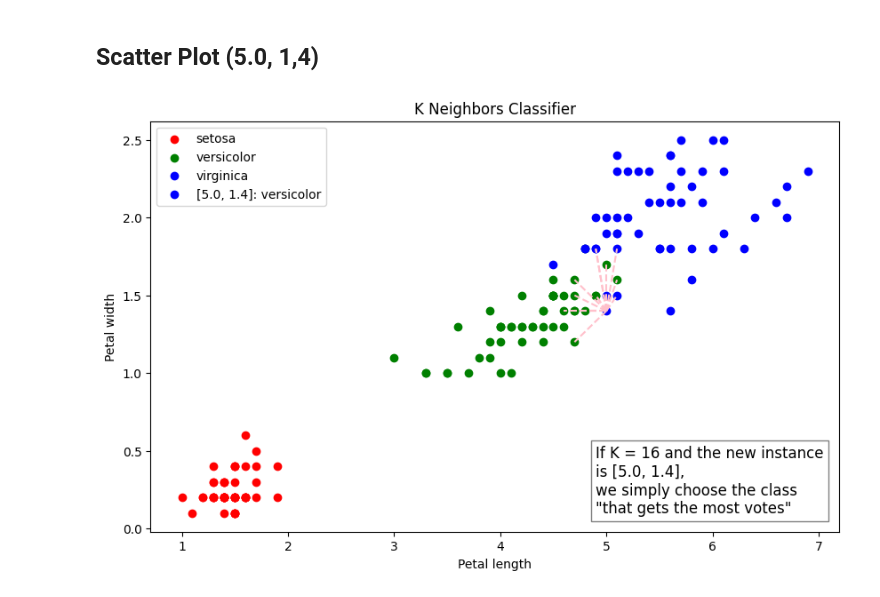
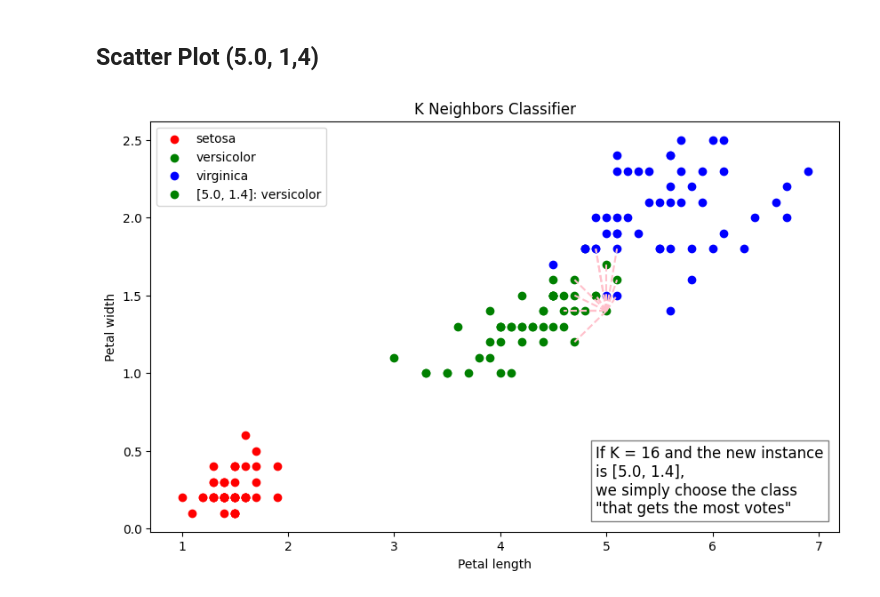
Before and after one commit to egargo/study, a Jupyter notebook: ml/knn.ipynb, the cells around one changed output. Cells and saved outputs as stored; diff of their text form; code cells hidden in the pictures.

```diff
--- a/ml/knn.ipynb
+++ b/ml/knn.ipynb
@@ -84,27 +82,27 @@ indices = pd.DataFrame(np.sort(np.argsort(distances, axis=1)[:K]))
 # %%
 import matplotlib.pyplot as plt
 from matplotlib.collections import LineCollection
 
 subspecies = iris.species.unique()
 colours = ['red', 'green', 'blue']
 class_colours ={subspecies[i]:colours[i] for i in range(3)}
 
 pred_class = knn.predict([new_instance])[0]
 pred_class_color = class_colours.get(pred_class)
 
 plt.figure(figsize=(10, 6))
 
 [plt.scatter(X[iris.species == subspecies[i]]['petal_length'], X[iris.species == subspecies[i]]['petal_width'], c=colours[i], label=subspecies[i]) for i in range(len(subspecies))]
 
-plt.scatter(new_instance[0], new_instance[1], c=pred_color, label=f'{new_instance}: {pred_class}')
+plt.scatter(new_instance[0], new_instance[1], c=pred_class_color, label=f'{new_instance}: {pred_class}')
 lines = LineCollection([(np.array(new_instance), np.array(X.iloc[indices[0][i]][['petal_length', 'petal_width']])) for i in range(K)], color='pink', linestyle='--')
 plt.gca().add_collection(lines)
 
 plt.title('K Neighbors Classifier')
 plt.xlabel('Petal length')
 plt.ylabel('Petal width')
 plt.text(4.9, 0.1, f'If K = {K} and the new instance\nis {new_instance},\nwe simply choose the class\n"that gets the most votes"', fontsize=12, bbox=dict(facecolor='white', alpha=0.5))
 plt.legend()
 plt.show()
 # %% [output]
-[figure, old version]
+[figure, new version]
```
Also changed, not shown: parts of 1 cell of this notebook.
